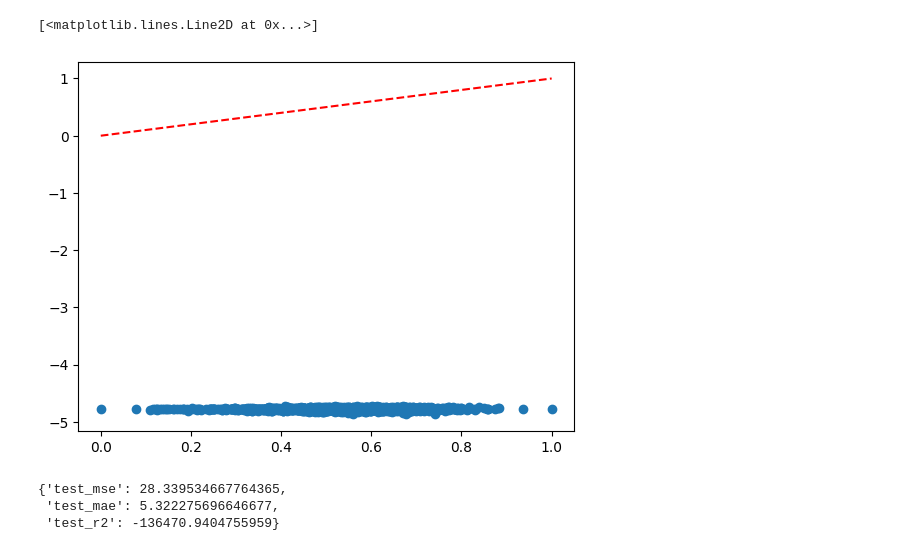
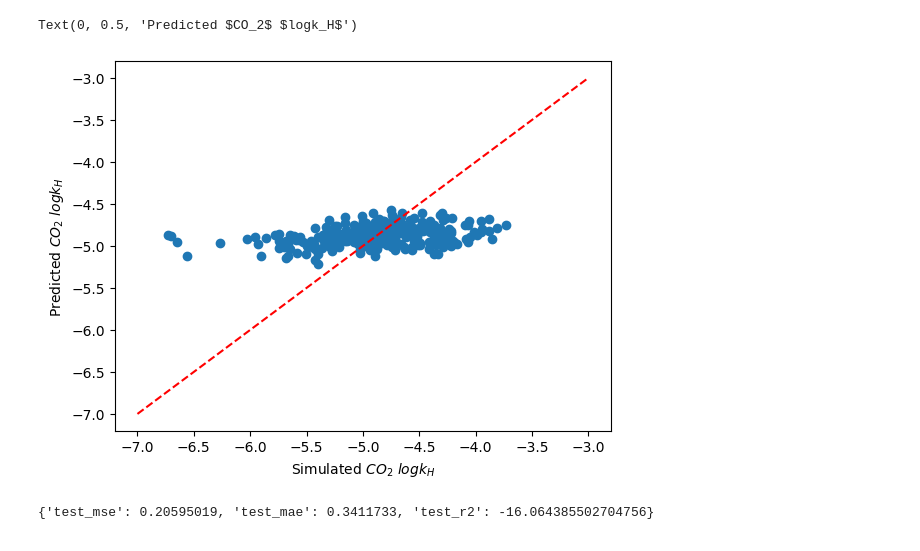
Before and after one commit to XiaoqZhang/mofgraph2vec, a Jupyter notebook: dev/sanity_check.ipynb, the cells around one changed output. Drawn from its saved outputs; the diff is of its cells as text; code cells hidden in the pictures.

```diff
--- a/dev/sanity_check.ipynb
+++ b/dev/sanity_check.ipynb
@@ -14,7 +14,7 @@ config.doc2label_data = OmegaConf.load("../conf/doc2label_data/rsm.yaml")
 config.doc2label_model = OmegaConf.load("../conf/doc2label_model/ensemble.yaml")
 # %%
 config.doc2label_data.label_path = "../data/data.csv"
-config.doc2label_data.embedding_path = "/scratch/xiazhang/mofgraph2vec/experiments/workflow/wandb/run-20230214_040352-7k3fr8qv/tmp/embedding.csv"
+config.doc2label_data.embedding_path = "../data/embedding_example/embedding-2000.csv"
 # %%
 dmf = DataModuleFactory(**config.doc2label_data)
 # %% [output]
@@ -24,20 +24,20 @@ train_ds = dmf.get_train_dataset()
 valid_ds = dmf.get_valid_dataset()
 test_ds = dmf.get_test_dataset()
 # %%
-model = pickle.load(open("/scratch/xiazhang/mofgraph2vec/experiments/workflow/wandb/run-20230214_040352-7k3fr8qv/files/../tmp/best_model.pkl", 'rb'))
+model = pickle.load(open("../experiments/workflow/wandb/run-20230214_124710-ieazy1z2/files/../tmp/best_model.pkl", 'rb'))
 # %%
-pred = model.get_prediction(train_ds.vectors, transform=dmf.transform, target_transform=dmf.target_transform)
+pred = model.get_prediction(test_ds.vectors,target_transform=dmf.target_transform)
 # %%
-trues = train_ds.labels
+trues = test_ds.labels.numpy()
-# %%
-plt.scatter(trues, pred)
-plt.plot([0,1.0], [0,1.0], "r--")
-# %% [output]
-[<matplotlib.lines.Line2D at 0x...>]
-[figure, removed]
+# %%
+plt.scatter(trues, pred)
+plt.plot([-7,-3], [-7,-3], "r--")
+plt.xlabel("Simulated $CO_2$ $logk_H$")
+plt.ylabel("Predicted $CO_2$ $logk_H$")
+# %% [output]
+Text(0, 0.5, 'Predicted $CO_2$ $logk_H$')
+[figure, added]
 # %%
-model.test(train_ds.vectors, train_ds.labels, dmf.transform, dmf.target_transform)
+model.test(test_ds.vectors, test_ds.labels, dmf.target_transform)
 # %% [output]
-{'test_mse': 28.339534667764365,
- 'test_mae': 5.322275696646677,
- 'test_r2': -136470.9404755959}
+{'test_mse': 0.20595019, 'test_mae': 0.3411733, 'test_r2': -16.064385502704756}
```
Also changed, not shown: parts of 1 cell of this notebook, 21 other files.
